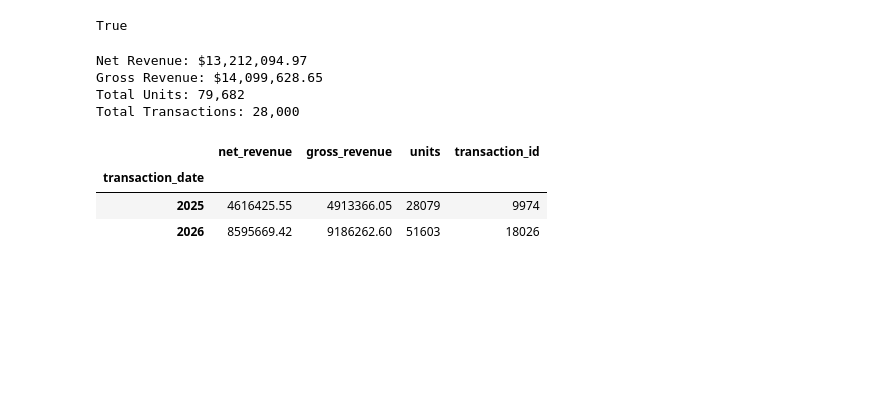
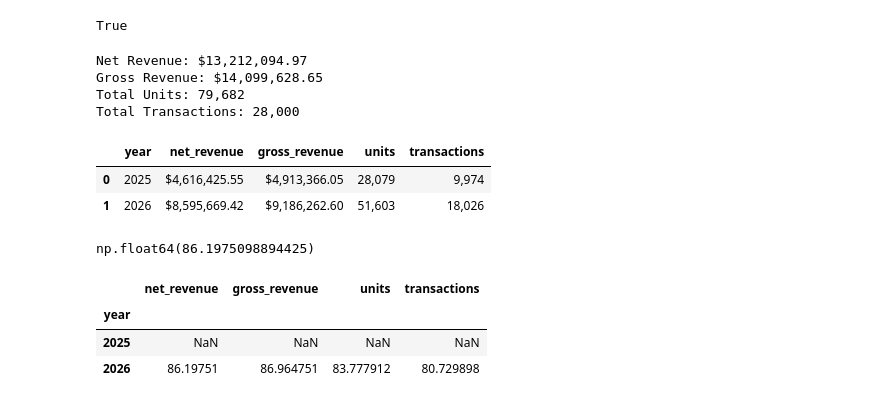
Before and after one commit to alexischevanier-byte/analytics-retail, a Jupyter notebook: notebooks/01_business_analysis.ipynb, the cells around one changed output. Cells and saved outputs as stored; diff of their text form; code cells hidden in the pictures; blank space fills up the shorter version.

```diff
--- a/notebooks/01_business_analysis.ipynb
+++ b/notebooks/01_business_analysis.ipynb
@@ -578,14 +578,72 @@ Gross Revenue: $14,099,628.65
 Total Units: 79,682
 Total Transactions: 28,000
 # %%
-df[['net_revenue', 'gross_revenue', 'units', 'transaction_id']].groupby(df['transaction_date'].dt.year).agg({
-    'net_revenue': 'sum',
-    'gross_revenue': 'sum',
-    'units': 'sum',
-    'transaction_id': 'nunique'
-})
+resumen_anual = (
+    df.groupby(df['transaction_date'].dt.year)
+    .agg(
+        net_revenue=('net_revenue', 'sum'),
+        gross_revenue=('gross_revenue', 'sum'),
+        units=('units', 'sum'),
+        transactions=('transaction_id', 'nunique')
+    )
+    .rename_axis('year')
+    .reset_index()
+)
-# %% [output]
-|  | net_revenue | gross_revenue | units | transaction_id |
-| transaction_date |  |  |  |  |
-| 2025 | 4616425.55 | 4913366.05 | 28079 | 9974 |
-| 2026 | 8595669.42 | 9186262.60 | 51603 | 18026 |
+# %%
+resumen_anual_formato = resumen_anual.copy()
+
+resumen_anual_formato['net_revenue'] = (
+    resumen_anual_formato['net_revenue']
+    .map(lambda x: f'${x:,.2f}')
+)
+
+resumen_anual_formato['gross_revenue'] = (
+    resumen_anual_formato['gross_revenue']
+    .map(lambda x: f'${x:,.2f}')
+)
+
+resumen_anual_formato['units'] = (
+    resumen_anual_formato['units']
+    .map(lambda x: f'{x:,}')
+)
+
+resumen_anual_formato['transactions'] = (
+    resumen_anual_formato['transactions']
+    .map(lambda x: f'{x:,}')
+)
+
+resumen_anual_formato
+# %% [output]
+|  | year | net_revenue | gross_revenue | units | transactions |
+| 0 | 2025 | $4,616,425.55 | $4,913,366.05 | 28,079 | 9,974 |
+| 1 | 2026 | $8,595,669.42 | $9,186,262.60 | 51,603 | 18,026 |
+# %%
+crecimiento_net_revenue = (
+    (resumen_anual.loc[1, 'net_revenue'] - resumen_anual.loc[0, 'net_revenue'])
+    / resumen_anual.loc[0, 'net_revenue'] * 100
+)
+crecimiento_net_revenue
+# %% [output]
+np.float64(86.1975098894425)
+# %%
+metricas = [
+    'net_revenue',
+    'gross_revenue',
+    'units',
+    'transactions'
+]
+
+crecimiento_anual = (
+    resumen_anual
+    .set_index('year')[metricas]
+    .sort_index()
+    .pct_change()
+    * 100
+)
+
+crecimiento_anual
+# %% [output]
+|  | net_revenue | gross_revenue | units | transactions |
+| year |  |  |  |  |
+| 2025 | NaN | NaN | NaN | NaN |
+| 2026 | 86.19751 | 86.964751 | 83.777912 | 80.729898 |
```
Also changed, not shown: parts of 4 cells of this notebook.
